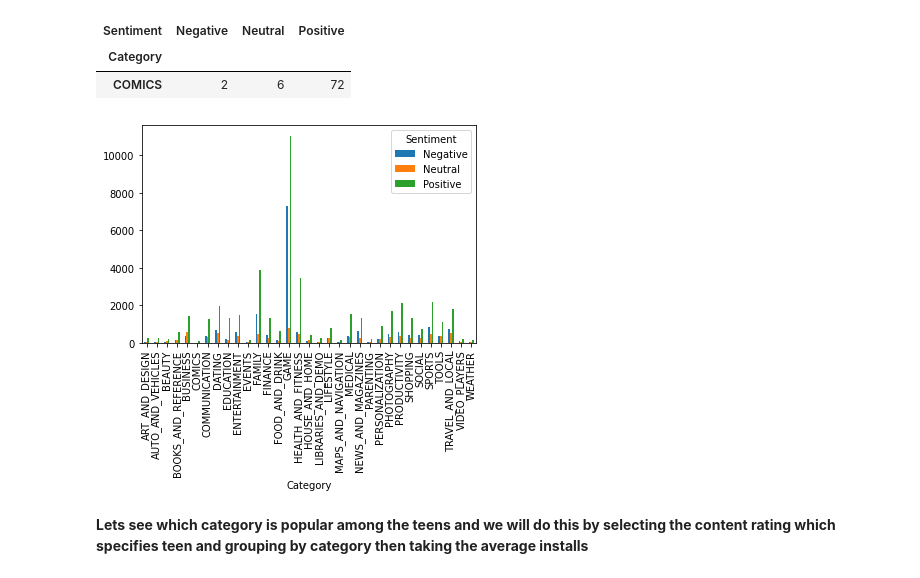
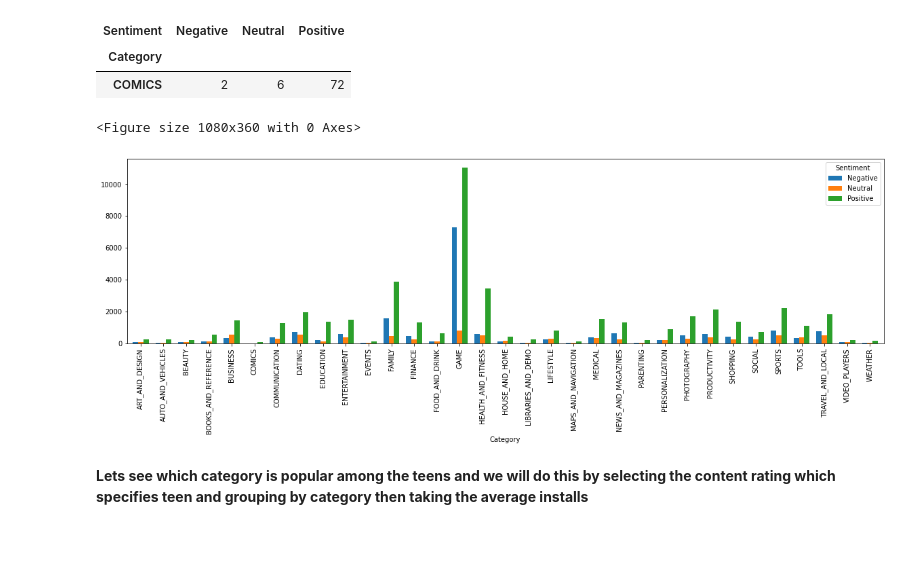
Before and after one commit to codewithsrs/app-data-analysis, a Jupyter notebook: playstore_app_review_analysis.ipynb, the cells around one changed output. Cells and saved outputs as stored; diff of their text form; code cells hidden in the pictures; blank space fills up the shorter version.

```diff
--- a/playstore_app_review_analysis.ipynb
+++ b/playstore_app_review_analysis.ipynb
@@ -347,11 +350,12 @@ pivotted_new_df[pivotted_new_df['Positive']==pivotted_new_df['Positive'].min()]
 | COMICS | 2 | 6 | 72 |
 # %%
 #lets plot the pivot
-pivotted_new_df.plot(kind = 'bar')
+pivotted_new_df.plot(kind = 'bar',figsize = (20,5), width =0.7)
 plt.xticks(rotation = 90)
 plt.show()
 # %% [output]
+<Figure size 1080x360 with 0 Axes>
-[figure, old version]
+[figure, new version]
 # %% [markdown]
 **Lets see which category is popular among the teens and we will do this by selecting the content rating which specifies teen and grouping by category then taking the average installs**
 # %%
```
Also changed, not shown: parts of 5 cells of this notebook.
